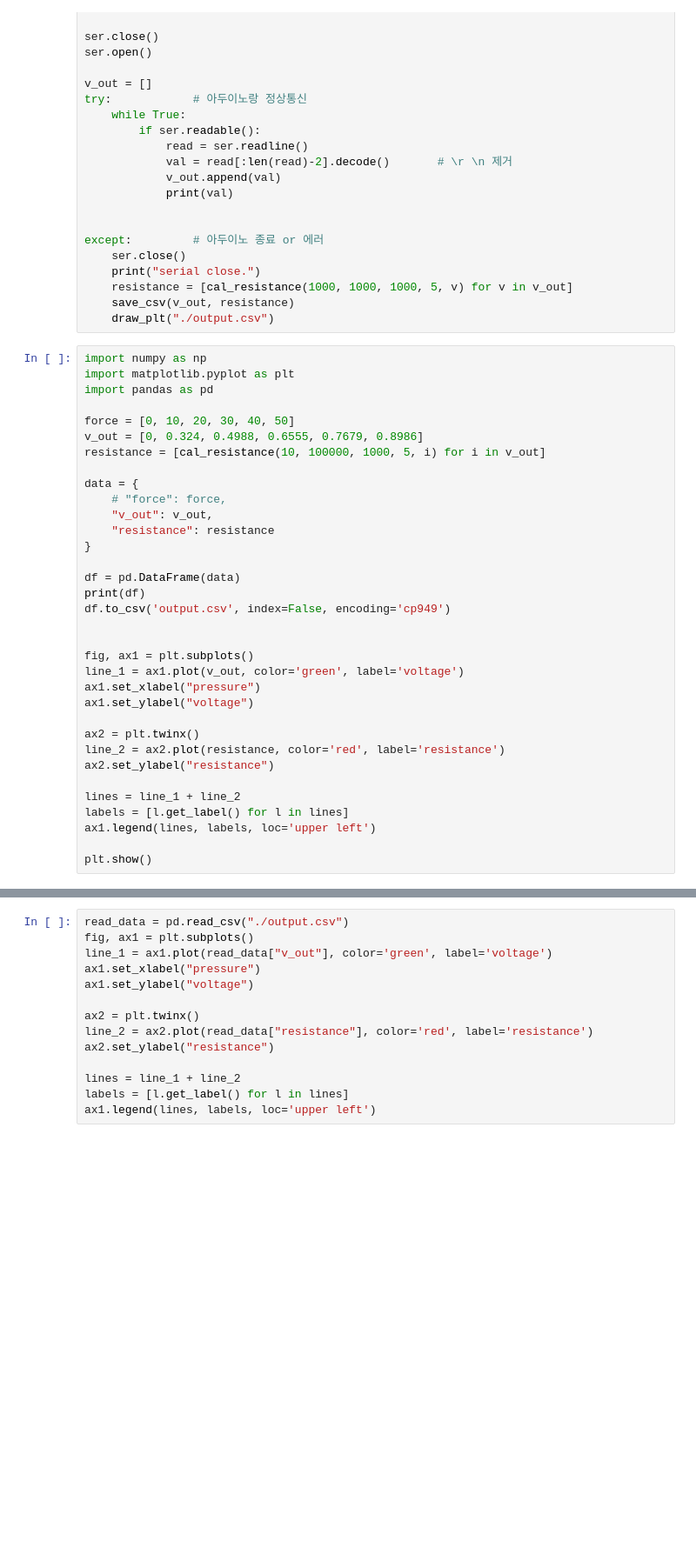
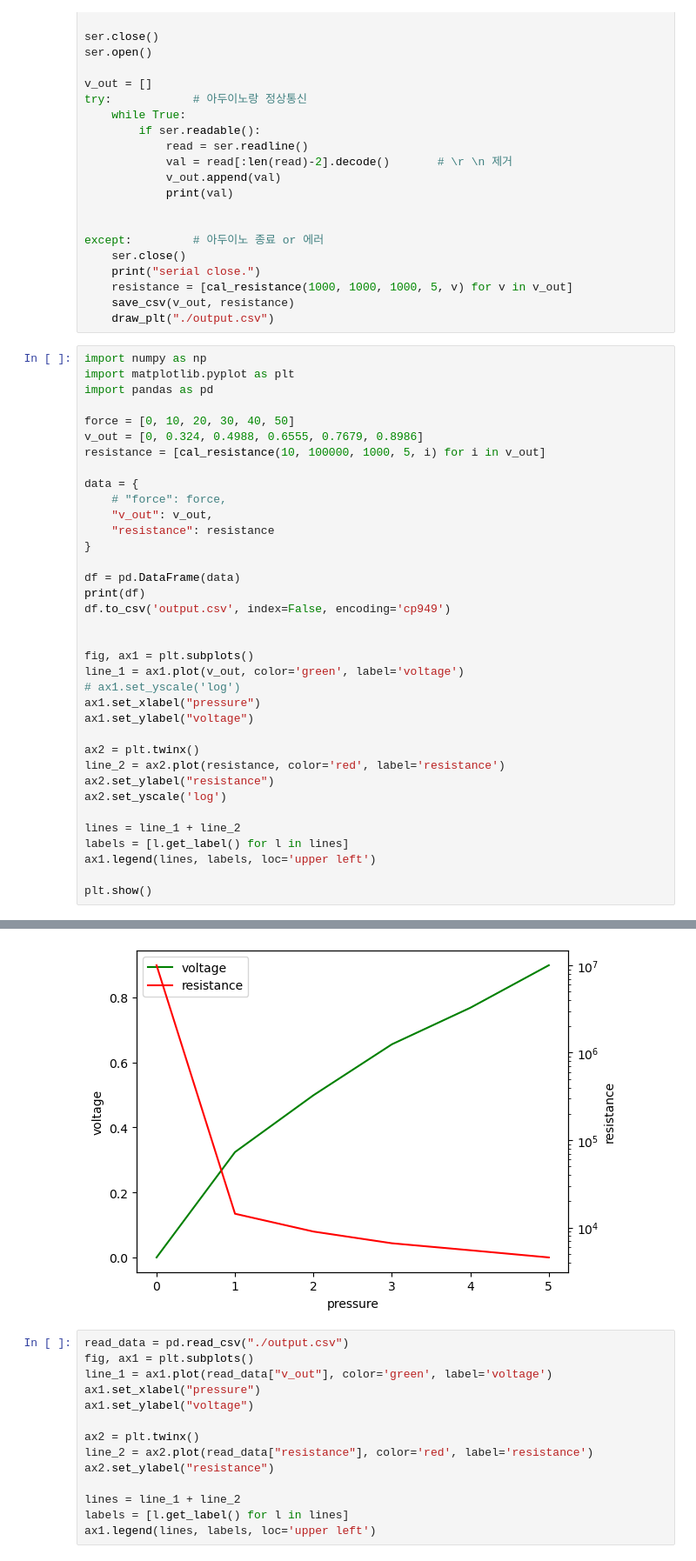
Before and after one commit to beobmun/3_1_algorithm, a Jupyter notebook: current_circuit/term_project.ipynb, the cells around one changed output, grey strips where cells are left out. Shown at 87% size. Saved outputs shown, nothing was run; the diff lists cells and outputs as text; blank space fills up the shorter version.

```diff
--- a/current_circuit/term_project.ipynb
+++ b/current_circuit/term_project.ipynb
@@ -263,15 +264,18 @@ df.to_csv('output.csv', index=False, encoding='cp949')
 
 fig, ax1 = plt.subplots()
 line_1 = ax1.plot(v_out, color='green', label='voltage')
+# ax1.set_yscale('log')
 ax1.set_xlabel("pressure")
 ax1.set_ylabel("voltage")
 
 ax2 = plt.twinx()
 line_2 = ax2.plot(resistance, color='red', label='resistance')
 ax2.set_ylabel("resistance")
+ax2.set_yscale('log')
 
 lines = line_1 + line_2
 labels = [l.get_label() for l in lines]
 ax1.legend(lines, labels, loc='upper left')
 
 plt.show()
+# %% [output]
@@ -278,3 +289,4 @@ plt.show()
+[figure, added]
 # %%
 read_data = pd.read_csv("./output.csv")
 fig, ax1 = plt.subplots()
```
Also changed, not shown: parts of 2 cells of this notebook.
